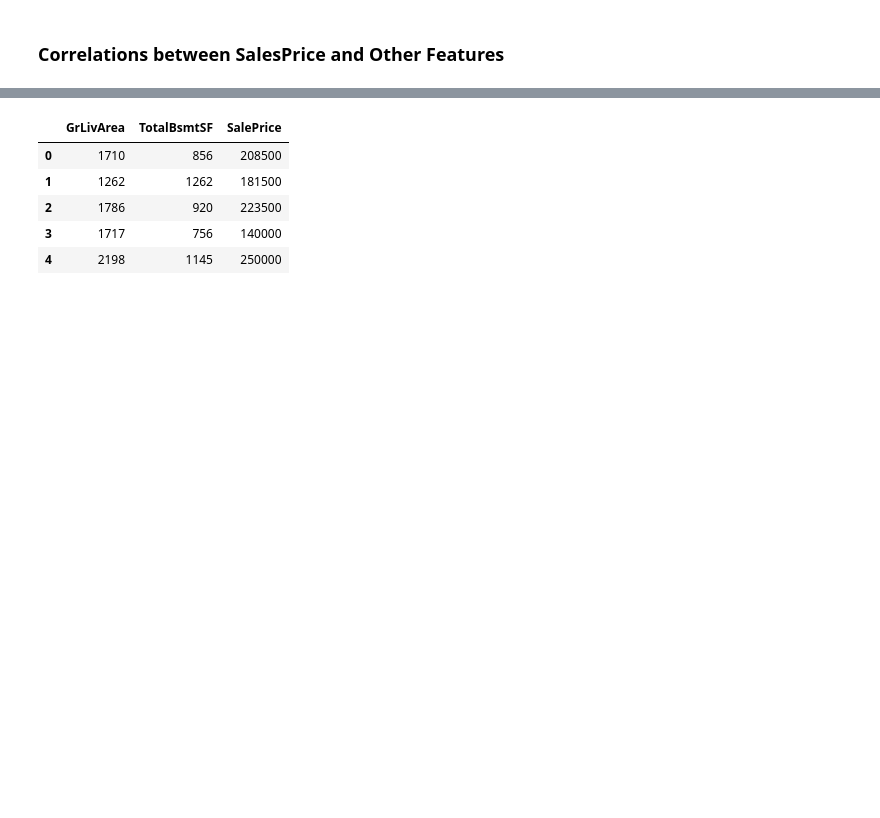
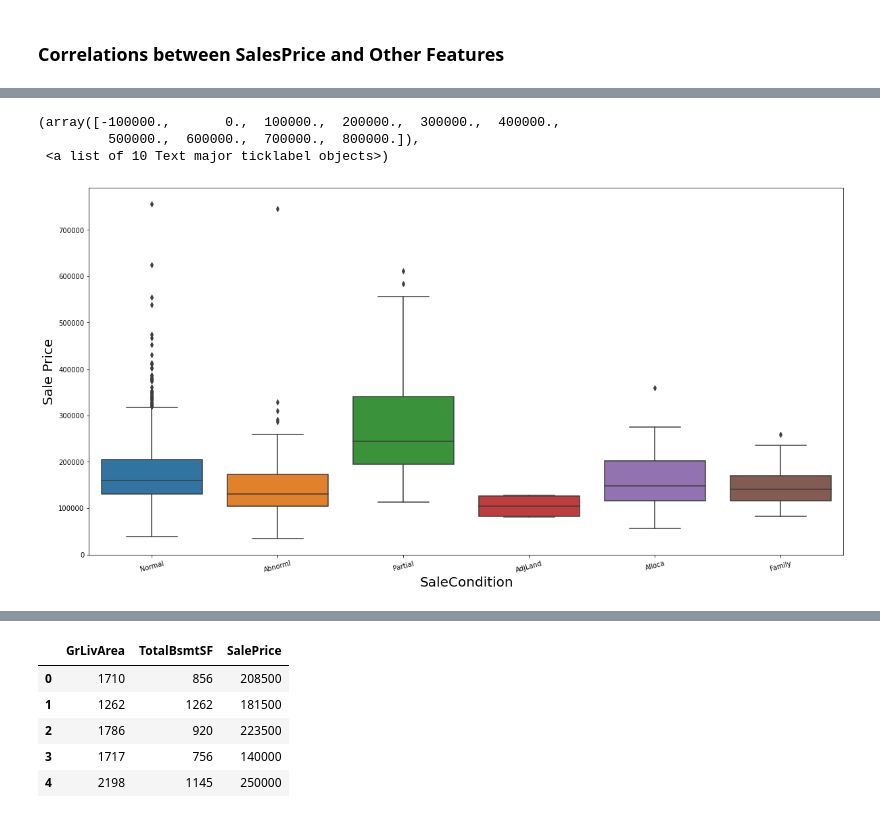
Before and after one commit to CSJohnLee/house_price_prediction, a Jupyter notebook: house_price_lee.ipynb, the cells around one changed output, grey strips where cells are left out. Saved outputs shown, nothing was run; the diff lists cells and outputs as text; code cells hidden in the pictures; blank space fills up the shorter version.

```diff
--- a/house_price_lee.ipynb
+++ b/house_price_lee.ipynb
@@ -230,0 +262,17 @@ plt.yticks(fontsize=10)
+# %%
+#Correlations between Sales Price & Object Feature
+feature_object = 'SaleCondition'           #CHANGE THIS TO UPDATE PLOT
+x_feature = train_df_raw.SaleCondition     #CHANGE THIS TO UPDATE PLOT
+
+
+plt.figure(figsize=(20,10))
+b= sns.boxplot(x_feature, train_df_raw.SalePrice)  #can also do violinplot
+b.set_xlabel("%s" %feature_object, fontsize=20)
+b.set_ylabel("Sale Price", fontsize=20)
+plt.xticks(fontsize=10, rotation=15)
+plt.yticks(fontsize=10)
+# %% [output]
+(array([-100000.,       0.,  100000.,  200000.,  300000.,  400000.,
+         500000.,  600000.,  700000.,  800000.]),
+ <a list of 10 Text major ticklabel objects>)
+[figure, added]
```
Also changed, not shown: parts of 19 cells of this notebook.
